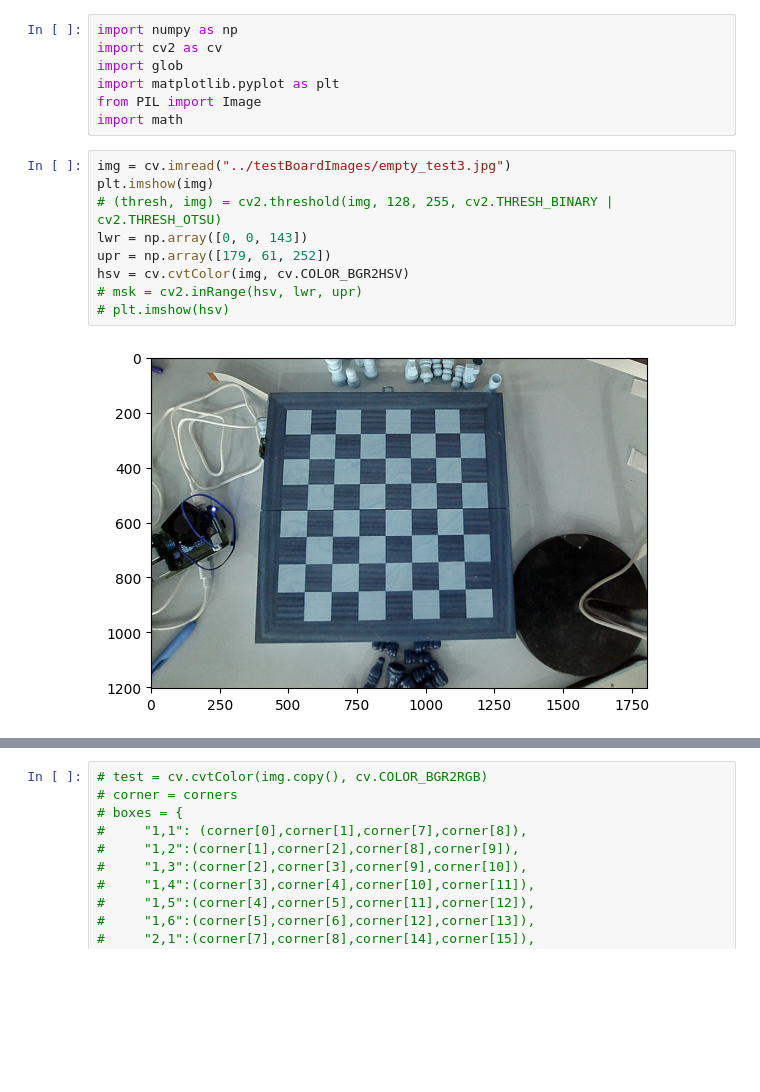
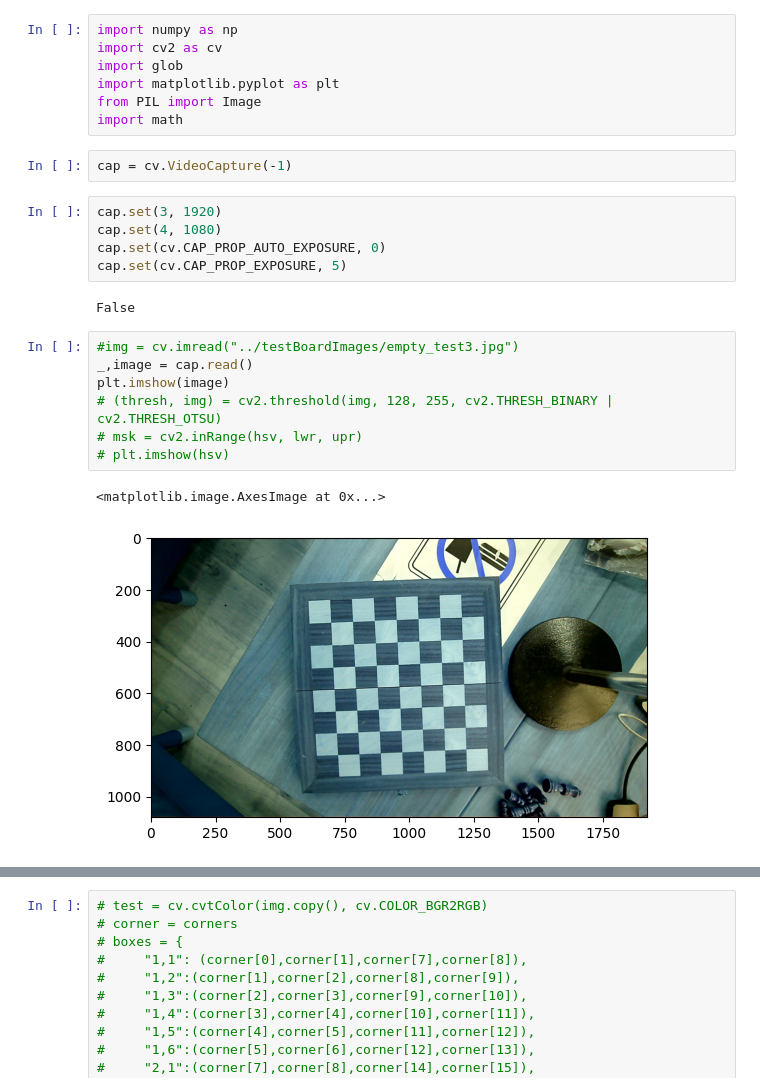
Before and after one commit to ArnavVarshney/chess-bot, a Jupyter notebook: tileScan.ipynb, the cells around one changed output, grey strips where cells are left out. Drawn from its saved outputs; the diff is of its cells as text; blank space fills up the shorter version.

```diff
--- a/tileScan.ipynb
+++ b/tileScan.ipynb
@@ -5,15 +5,23 @@ import glob
 import matplotlib.pyplot as plt
 from PIL import Image
 import math
+# %%
+cap = cv.VideoCapture(-1)
+# %%
+cap.set(3, 1920)
+cap.set(4, 1080)
+cap.set(cv.CAP_PROP_AUTO_EXPOSURE, 0)
+cap.set(cv.CAP_PROP_EXPOSURE, 5)
+# %% [output]
+False
 # %%
-img = cv.imread("../testBoardImages/empty_test3.jpg")
-plt.imshow(img)
+#img = cv.imread("../testBoardImages/empty_test3.jpg")
+_,image = cap.read()
+plt.imshow(image)
 # (thresh, img) = cv2.threshold(img, 128, 255, cv2.THRESH_BINARY | cv2.THRESH_OTSU)
-lwr = np.array([0, 0, 143])
-upr = np.array([179, 61, 252])
-hsv = cv.cvtColor(img, cv.COLOR_BGR2HSV)
 # msk = cv2.inRange(hsv, lwr, upr)
 # plt.imshow(hsv)
 # %% [output]
+<matplotlib.image.AxesImage at 0x...>
-[figure, old version]
+[figure, new version]
 # %%
```
Also changed, not shown: parts of 14 cells of this notebook, 1 other file.
